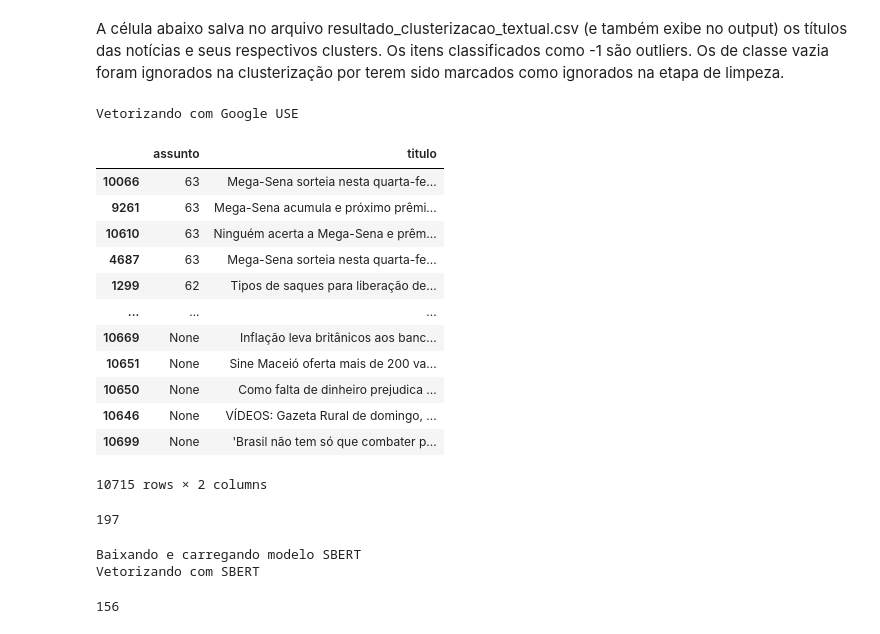
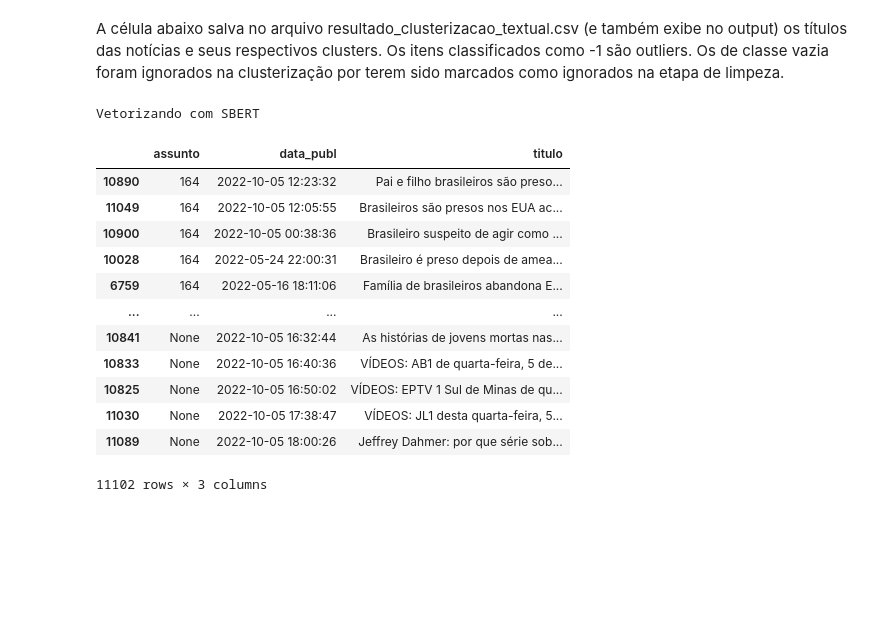
Before and after one commit to esredson/pucmg_iaam, a Jupyter notebook: src/c_clusterizar_por_texto/analise_clusterizacao_textual.ipynb, the cells around one changed output. Drawn from its saved outputs; the diff is of its cells as text; code cells hidden in the pictures; blank space fills up the shorter version.

```diff
--- a/src/c_clusterizar_por_texto/analise_clusterizacao_textual.ipynb
+++ b/src/c_clusterizar_por_texto/analise_clusterizacao_textual.ipynb
@@ -111,23 +105,23 @@ resultado
 A célula abaixo salva no arquivo resultado_clusterizacao_textual.csv (e também exibe no output) os títulos das notícias e seus respectivos clusters. Os itens classificados como -1 são outliers. Os de classe vazia foram ignorados na clusterização por terem sido marcados como ignorados na etapa de limpeza.
 # %%
 vetorizador.vetorizar_sbert(noticias_df, usar_texto_limpo=False, incluir_resumo=False)
-ClusterizadorTextual().clusterizar(noticias_df, epsilon = 0.113163	, min_samples=4, metric='cosine')
-noticias_clusterizadas_df = noticias_df[['assunto', 'titulo']].copy()
+ClusterizadorTextual().clusterizar(noticias_df, epsilon = 0.341808	, min_samples=4, metric='cosine')
+noticias_clusterizadas_df = noticias_df[['assunto', 'data_publ', 'titulo']].copy()
 noticias_clusterizadas_df.sort_values('assunto', ascending=False, inplace=True)
 noticias_clusterizadas_df.to_csv('resultado_clusterizacao_textual.csv', index=False)
 noticias_clusterizadas_df
 # %% [output]
-Vetorizando com Google USE
+Vetorizando com SBERT
-|  | assunto | titulo |
-| 10066 | 63 | Mega-Sena sorteia nesta quarta-fe... |
-| 9261 | 63 | Mega-Sena acumula e próximo prêmi... |
-| 10610 | 63 | Ninguém acerta a Mega-Sena e prêm... |
-| 4687 | 63 | Mega-Sena sorteia nesta quarta-fe... |
-| 1299 | 62 | Tipos de saques para liberação de... |
-| ... | ... | ... |
-| 10669 | None | Inflação leva britânicos aos banc... |
-| 10651 | None | Sine Maceió oferta mais de 200 va... |
-| 10650 | None | Como falta de dinheiro prejudica ... |
-| 10646 | None | VÍDEOS: Gazeta Rural de domingo, ... |
-| 10699 | None | 'Brasil não tem só que combater p... |
+|  | assunto | data_publ | titulo |
+| 10890 | 164 | 2022-10-05 12:23:32 | Pai e filho brasileiros são preso... |
+| 11049 | 164 | 2022-10-05 12:05:55 | Brasileiros são presos nos EUA ac... |
+| 10900 | 164 | 2022-10-05 00:38:36 | Brasileiro suspeito de agir como ... |
+| 10028 | 164 | 2022-05-24 22:00:31 | Brasileiro é preso depois de amea... |
+| 6759 | 164 | 2022-05-16 18:11:06 | Família de brasileiros abandona E... |
+| ... | ... | ... | ... |
+| 10841 | None | 2022-10-05 16:32:44 | As histórias de jovens mortas nas... |
+| 10833 | None | 2022-10-05 16:40:36 | VÍDEOS: AB1 de quarta-feira, 5 de... |
+| 10825 | None | 2022-10-05 16:50:02 | VÍDEOS: EPTV 1 Sul de Minas de qu... |
+| 11030 | None | 2022-10-05 17:38:47 | VÍDEOS: JL1 desta quarta-feira, 5... |
+| 11089 | None | 2022-10-05 18:00:26 | Jeffrey Dahmer: por que série sob... |
-10715 rows × 2 columns
+11102 rows × 3 columns
@@ -144,6 +127,0 @@ embeddings = model_sbert.encode(titulos_ls)
-# %%
-from collections import Counter
-dbscan = DBSCAN(eps=0.33, min_samples=4, metric="cosine").fit(embeddings)
-len(Counter(dbscan.labels_).items())
-# %% [output]
-197
@@ -155,13 +127,0 @@ clusters_df.to_csv('teste_resultado.csv', index=False)
-# %%
-vetorizador.vetorizar_sbert(noticias_df, usar_texto_limpo=False, incluir_resumo=False)
-# %% [output]
-Baixando e carregando modelo SBERT
-Vetorizando com SBERT
-# %%
-ClusterizadorTextual().clusterizar(noticias_df, epsilon = 0.33	, min_samples=4, metric='cosine')
-noticias_clusterizadas_df = noticias_df[['assunto', 'titulo']].copy()
-noticias_clusterizadas_df.sort_values('assunto', ascending=False, inplace=True)
-noticias_clusterizadas_df.to_csv('teste_resultado_2.csv', index=False)
-len(Counter(noticias_clusterizadas_df['assunto']).items())
-# %% [output]
-156
```
Also changed, not shown: parts of 6 cells of this notebook, 9 other files.
